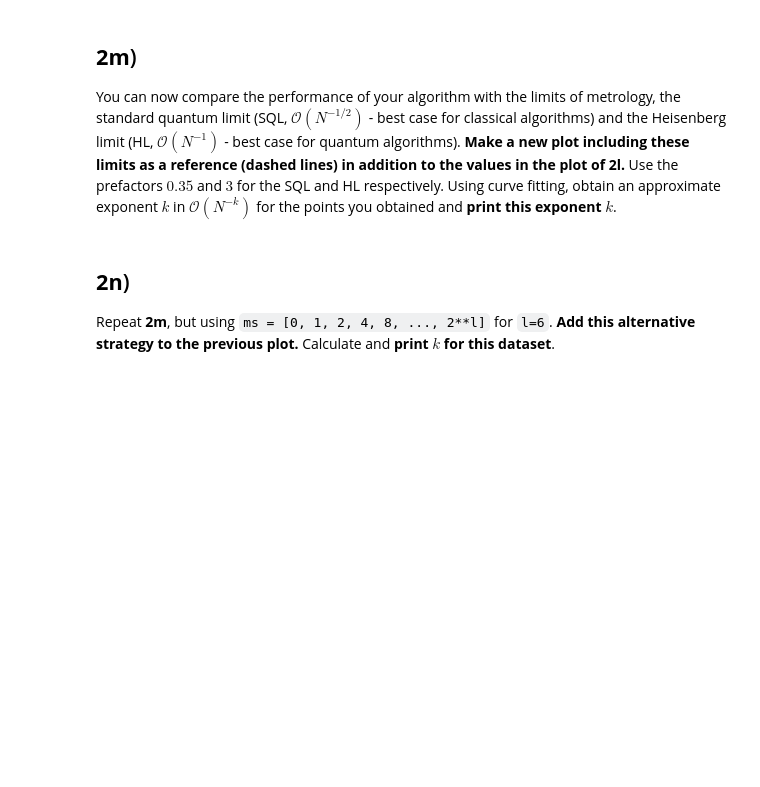
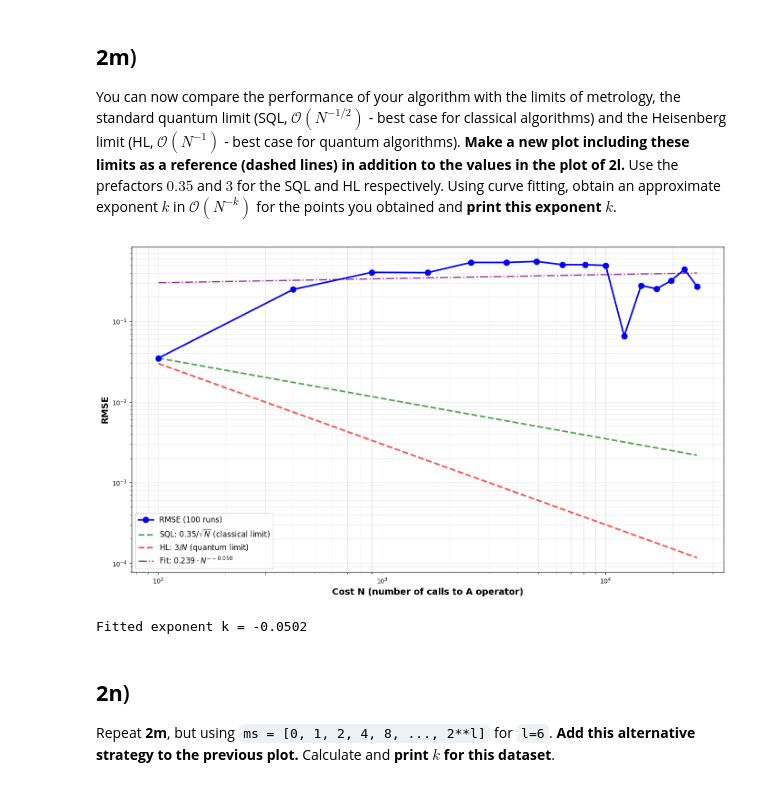
Before and after one commit to ajay-mk/VTQ-Hackathon-Solutions, a Jupyter notebook: VTQ_Hackathon_QuantumPumpkins.ipynb, the cells around one changed output. Saved outputs shown, nothing was run; the diff lists cells and outputs as text; code cells hidden in the pictures; blank space fills up the shorter version.

```diff
--- a/VTQ_Hackathon_QuantumPumpkins.ipynb
+++ b/VTQ_Hackathon_QuantumPumpkins.ipynb
@@ -1254,6 +1438,49 @@ The results are affected by statistical noise. To reduce this effect, consider t
 ## **2m**)
 
 You can now compare the performance of your algorithm with the limits of metrology, the standard quantum limit (SQL, $\mathcal O (N^{-1/2})$ - best case for classical algorithms) and the Heisenberg limit (HL, $\mathcal O (N^{-1})$ - best case for quantum algorithms). **Make a new plot including these limits as a reference (dashed lines) in addition to the values in the plot of 2l.** Use the prefactors $0.35$ and $3$ for the SQL and HL respectively. Using curve fitting, obtain an approximate exponent $k$ in $\mathcal O (N^{-k})$ for the points you obtained and **print this exponent $k$**.
+# %%
+from scipy.optimize import curve_fit
+plt.figure(figsize=(14, 8))
+plt.loglog(costs_rmse, rmses, 'b-o', linewidth=2.5, markersize=9, label=f'RMSE ({num_runs} runs)', zorder=5)
+
+l_max = 6
+min_cost, max_cost = min(costs_rmse), max(costs_rmse)
+N_ref = np.logspace(np.log10(min_cost), np.log10(max_cost), 100)
+
+sql_prefactor = 0.35
+sql = sql_prefactor / np.sqrt(N_ref)
+plt.loglog(N_ref, sql, 'g--', linewidth=2.5, alpha=0.7, label='SQL: $0.35/\\sqrt{N}$ (classical limit)')
+
+# Heisenberg Limit
+hl_prefactor = 3
+hl = hl_prefactor / N_ref
+plt.loglog(N_ref, hl, 'r--', linewidth=2.5, alpha=0.7, label='HL: $3/N$ (quantum limit)')
+
+# Curve fitting to determine exponent k
+def power_law(N, a, k):
+    """using power series"""
+    return a * N**(-k)
+
+# Fit the RMSE data
+popt, pcov = curve_fit(power_law, costs_rmse, rmses, p0=[1, 0.5])
+a_fit, k_fit = popt
+
+# Plot the fitted curve
+fitted_rmse = power_law(N_ref, a_fit, k_fit)
+plt.loglog(N_ref, fitted_rmse, 'purple', linewidth=2, linestyle='-.', alpha=0.8,
+           label=f'Fit: ${a_fit:.3f} \\cdot N^{{-{k_fit:.3f}}}$', zorder=4)
+
+plt.xlabel('Cost N (number of calls to A operator)', fontsize=14, fontweight='bold')
+plt.ylabel('RMSE', fontsize=14, fontweight='bold')
+plt.grid(True, alpha=0.3, which='both')
+plt.legend(fontsize=12, loc='best')
+plt.tight_layout()
+plt.show()
+
+print(f"Fitted exponent k = {k_fit:.4f}")
+# %% [output]
+[figure, added]
+Fitted exponent k = -0.0502
 # %% [markdown]
 ## **2n**)
 
```
Also changed, not shown: parts of 9 cells of this notebook.
